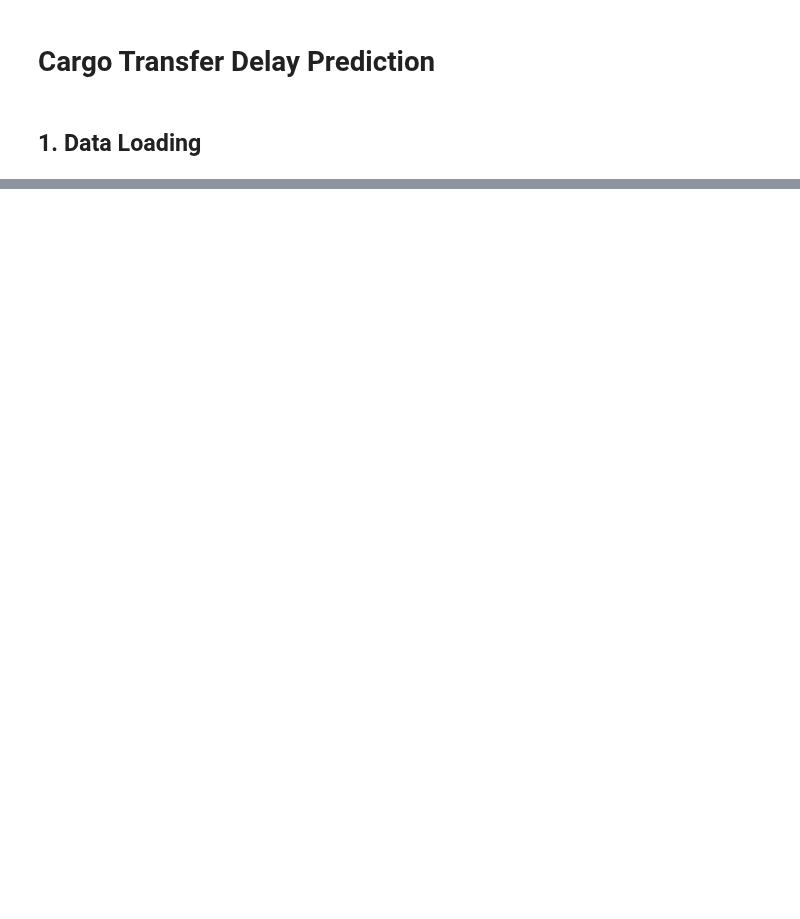
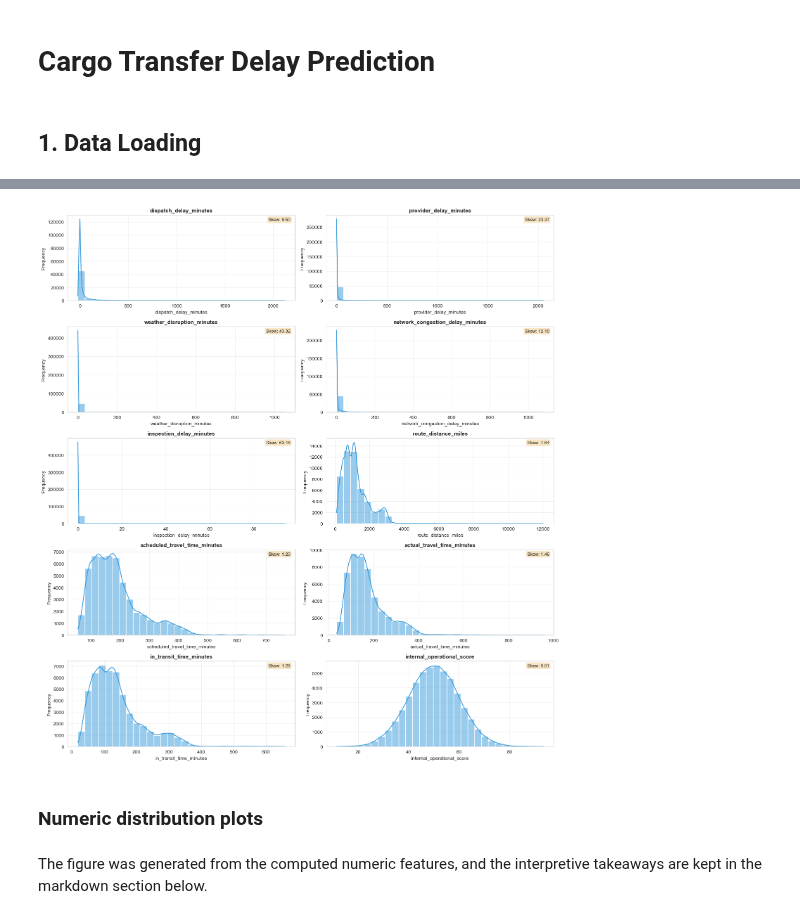
Before and after one commit to InbarKedem/final-project-intro-to-ml, a Jupyter notebook: task.ipynb, the cells around one changed output, grey strips where cells are left out. Saved outputs shown, nothing was run; the diff lists cells and outputs as text; code cells hidden in the pictures; blank space fills up the shorter version.

```diff
--- a/task.ipynb
+++ b/task.ipynb
@@ -47,0 +201,18 @@ First few rows of training data:
+# %%
+# Identify numeric features and compute descriptive statistics
+numeric_cols = train_df.select_dtypes(include=['int64', 'float64']).columns.tolist()
+# Remove target variable from analysis
+if 'is_delayed' in numeric_cols:
+    numeric_cols.remove('is_delayed')
+
+md("### Numeric feature summary")
+md("Descriptive statistics and skewness were computed in code; the notebook now keeps the narrative text separate from the data output.")
+
+# Compute statistics
+desc_stats = train_df[numeric_cols].describe().T
+desc_stats['skewness'] = train_df[numeric_cols].skew()
+desc_stats['missing_count'] = train_df[numeric_cols].isnull().sum()
+desc_stats['missing_pct'] = (train_df[numeric_cols].isnull().sum() / len(train_df) * 100).round(2)
+
+# Flag skewed features
+skewness_data = train_df[numeric_cols].skew().sort_values(ascending=False)
@@ -47,0 +222,44 @@ First few rows of training data:
+# %%
+# Create distribution plots for key numeric features
+# Focus on features with most variation and potential predictive power
+key_features = [
+    'dispatch_delay_minutes', 'provider_delay_minutes', 'weather_disruption_minutes',
+    'network_congestion_delay_minutes', 'inspection_delay_minutes', 'route_distance_miles',
+    'scheduled_travel_time_minutes', 'actual_travel_time_minutes', 'in_transit_time_minutes',
+    'internal_operational_score'
+]
+
+# Filter to features that exist
+key_features = [f for f in key_features if f in numeric_cols]
+
+fig, axes = plt.subplots(5, 2, figsize=(15, 16))
+axes = axes.flatten()
+
+for idx, feature in enumerate(key_features):
+    ax = axes[idx]
+
+    # Plot histogram with KDE
+    sns.histplot(train_df[feature], kde=True, ax=ax, color='#3498db', bins=30)
+    ax.set_title(f'{feature}', fontsize=11, fontweight='bold')
+    ax.set_xlabel(feature)
+    ax.set_ylabel('Frequency')
+    ax.grid(alpha=0.3)
+
+    # Add skewness annotation
+    skew_val = train_df[feature].skew()
+    ax.text(0.98, 0.97, f'Skew: {skew_val:.2f}', transform=ax.transAxes,
+            ha='right', va='top', bbox=dict(boxstyle='round', facecolor='wheat', alpha=0.8), fontsize=9)
+
+# Hide unused subplots
+for idx in range(len(key_features), len(axes)):
+    fig.delaxes(axes[idx])
+
+plt.tight_layout()
+plt.show()
+
+md("### Numeric distribution plots")
+md("The figure was generated from the computed numeric features, and the interpretive takeaways are kept in the markdown section below.")
+# %% [output]
+[figure, added]
+### Numeric distribution plots
+The figure was generated from the computed numeric features, and the interpretive takeaways are kept in the markdown section below.
```
Also changed, not shown: parts of 41 cells of this notebook, 3 other files.
